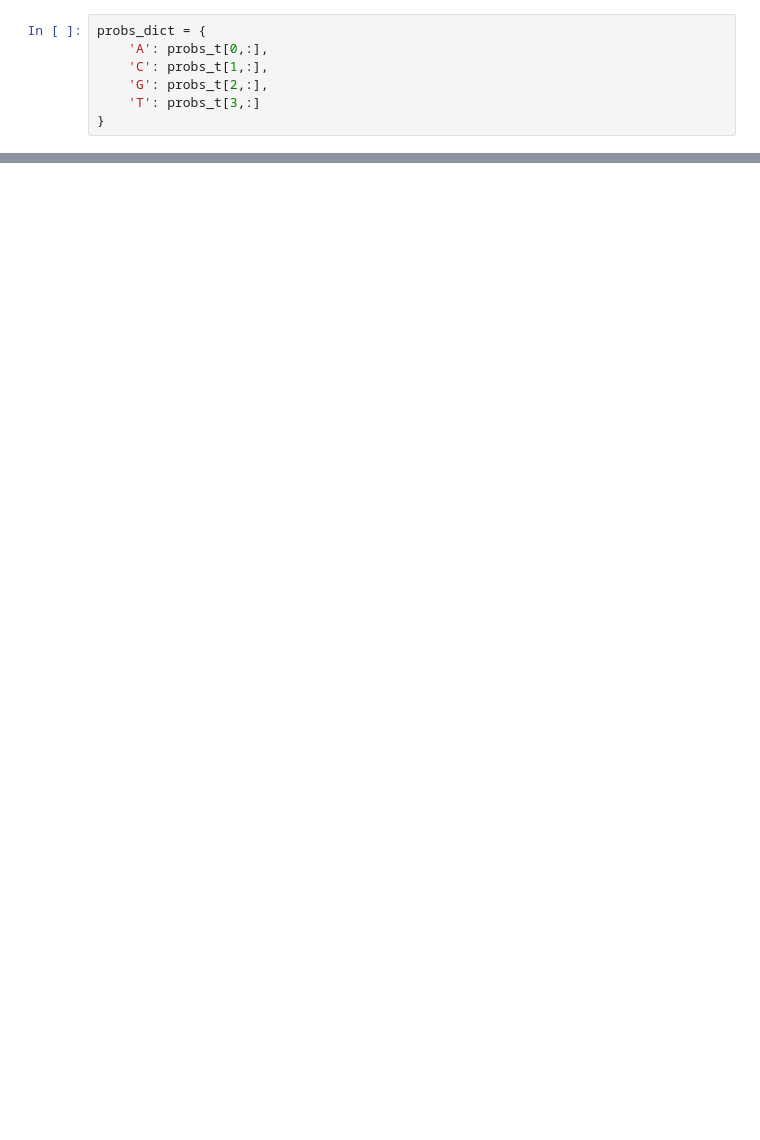
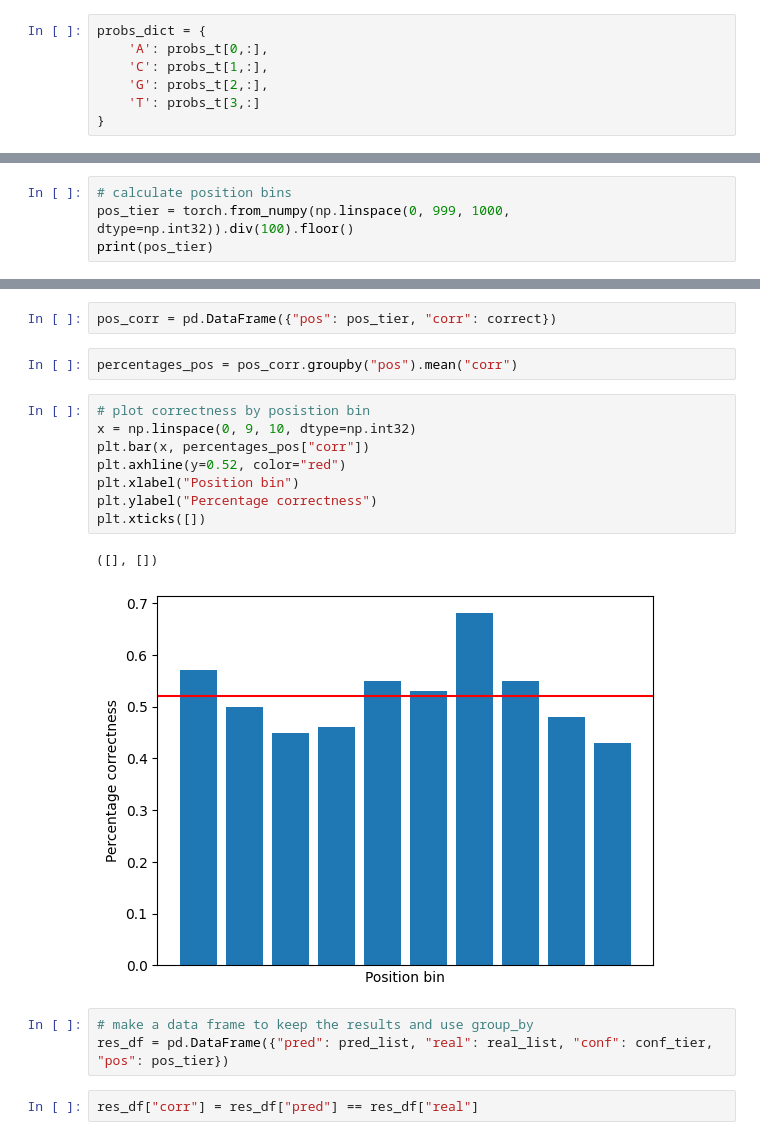
Before and after one commit to itrujnara/genomes-project, a Jupyter notebook: notebooks/evo_test.ipynb, the cells around one changed output, grey strips where cells are left out. Cells and saved outputs as stored; diff of their text form; blank space fills up the shorter version.

```diff
--- a/notebooks/evo_test.ipynb
+++ b/notebooks/evo_test.ipynb
@@ -230,0 +415,4 @@ seed[1:51]
+# %%
+# calculate position bins
+pos_tier = torch.from_numpy(np.linspace(0, 999, 1000, dtype=np.int32)).div(100).floor()
+print(pos_tier)
@@ -230,0 +437,20 @@ seed[1:51]
+# %%
+pos_corr = pd.DataFrame({"pos": pos_tier, "corr": correct})
+# %%
+percentages_pos = pos_corr.groupby("pos").mean("corr")
+# %%
+# plot correctness by posistion bin
+x = np.linspace(0, 9, 10, dtype=np.int32)
+plt.bar(x, percentages_pos["corr"])
+plt.axhline(y=0.52, color="red")
+plt.xlabel("Position bin")
+plt.ylabel("Percentage correctness")
+plt.xticks([])
+# %% [output]
+([], [])
+[figure, added]
+# %%
+# make a data frame to keep the results and use group_by
+res_df = pd.DataFrame({"pred": pred_list, "real": real_list, "conf": conf_tier, "pos": pos_tier})
+# %%
+res_df["corr"] = res_df["pred"] == res_df["real"]
```
Also changed, not shown: parts of 52 cells of this notebook, 8 other files.
